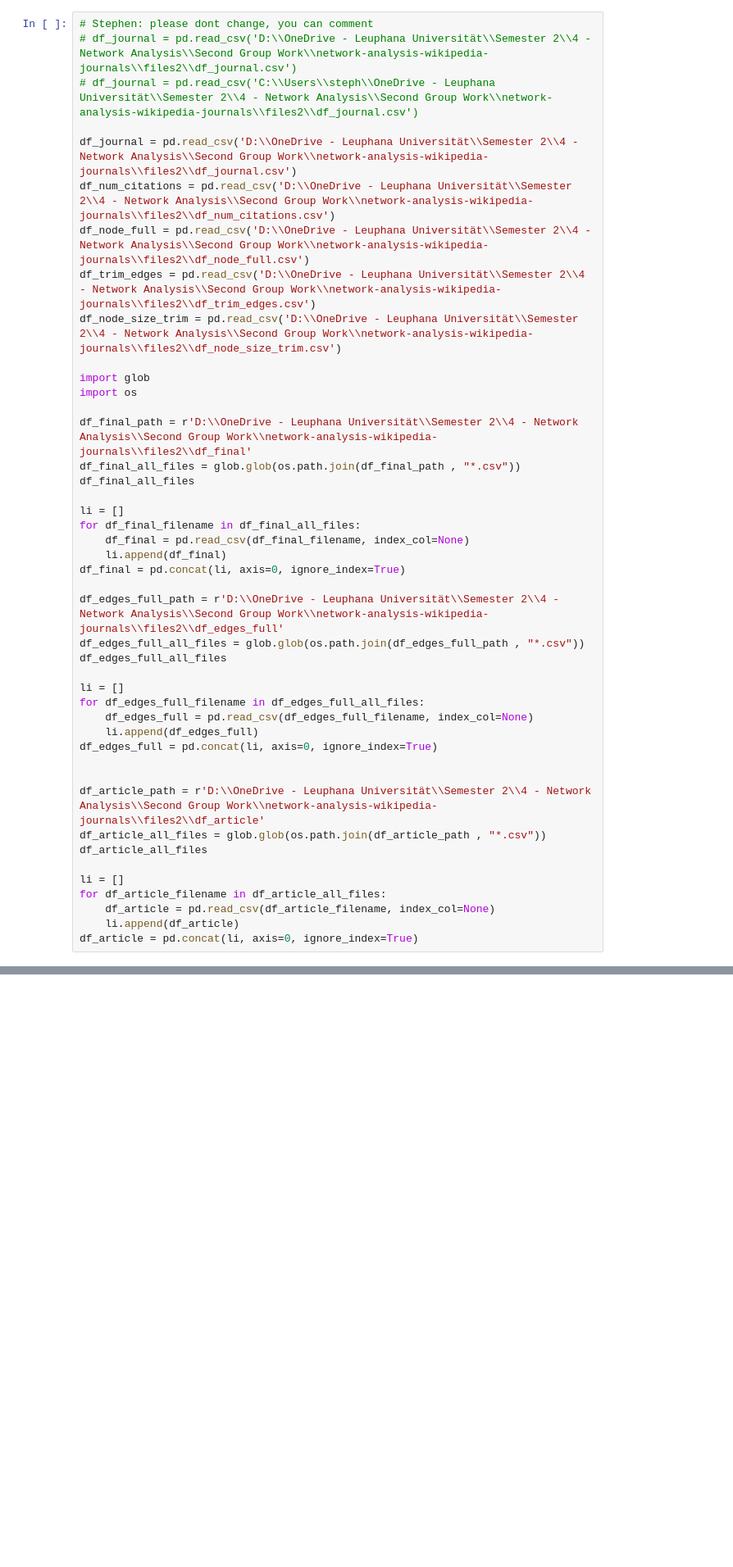
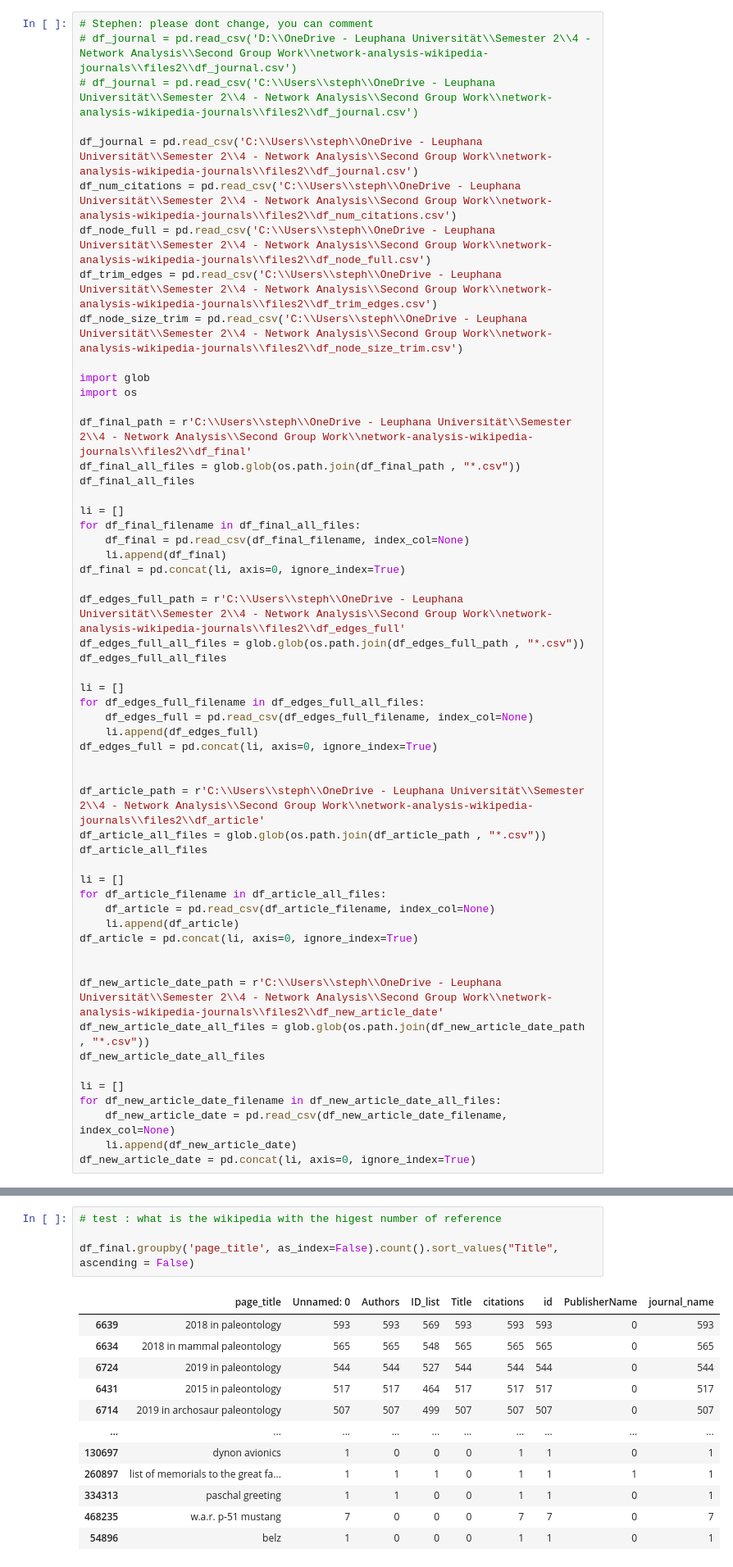
Before and after one commit to stepkurniawan/network-analysis-wikipedia-journals, a Jupyter notebook: codes/3_Data_Analysis.ipynb, the cells around one changed output, grey strips where cells are left out. Shown: that part at 82% size. Cells and saved outputs as stored; diff of their text form; blank space fills up the shorter version.

Commit message:
updated data analysis

```diff
--- a/codes/3_Data_Analysis.ipynb
+++ b/codes/3_Data_Analysis.ipynb
@@ -36,16 +36,16 @@ import itertools
 # df_journal = pd.read_csv('D:\\OneDrive - Leuphana Universität\\Semester 2\\4 - Network Analysis\\Second Group Work\\network-analysis-wikipedia-journals\\files2\\df_journal.csv')
 # df_journal = pd.read_csv('C:\\Users\\steph\\OneDrive - Leuphana Universität\\Semester 2\\4 - Network Analysis\\Second Group Work\\network-analysis-wikipedia-journals\\files2\\df_journal.csv')
 
-df_journal = pd.read_csv('D:\\OneDrive - Leuphana Universität\\Semester 2\\4 - Network Analysis\\Second Group Work\\network-analysis-wikipedia-journals\\files2\\df_journal.csv')
-df_num_citations = pd.read_csv('D:\\OneDrive - Leuphana Universität\\Semester 2\\4 - Network Analysis\\Second Group Work\\network-analysis-wikipedia-journals\\files2\\df_num_citations.csv')
-df_node_full = pd.read_csv('D:\\OneDrive - Leuphana Universität\\Semester 2\\4 - Network Analysis\\Second Group Work\\network-analysis-wikipedia-journals\\files2\\df_node_full.csv')
-df_trim_edges = pd.read_csv('D:\\OneDrive - Leuphana Universität\\Semester 2\\4 - Network Analysis\\Second Group Work\\network-analysis-wikipedia-journals\\files2\\df_trim_edges.csv')
-df_node_size_trim = pd.read_csv('D:\\OneDrive - Leuphana Universität\\Semester 2\\4 - Network Analysis\\Second Group Work\\network-analysis-wikipedia-journals\\files2\\df_node_size_trim.csv')
+df_journal = pd.read_csv('C:\\Users\\steph\\OneDrive - Leuphana Universität\\Semester 2\\4 - Network Analysis\\Second Group Work\\network-analysis-wikipedia-journals\\files2\\df_journal.csv')
+df_num_citations = pd.read_csv('C:\\Users\\steph\\OneDrive - Leuphana Universität\\Semester 2\\4 - Network Analysis\\Second Group Work\\network-analysis-wikipedia-journals\\files2\\df_num_citations.csv')
+df_node_full = pd.read_csv('C:\\Users\\steph\\OneDrive - Leuphana Universität\\Semester 2\\4 - Network Analysis\\Second Group Work\\network-analysis-wikipedia-journals\\files2\\df_node_full.csv')
+df_trim_edges = pd.read_csv('C:\\Users\\steph\\OneDrive - Leuphana Universität\\Semester 2\\4 - Network Analysis\\Second Group Work\\network-analysis-wikipedia-journals\\files2\\df_trim_edges.csv')
+df_node_size_trim = pd.read_csv('C:\\Users\\steph\\OneDrive - Leuphana Universität\\Semester 2\\4 - Network Analysis\\Second Group Work\\network-analysis-wikipedia-journals\\files2\\df_node_size_trim.csv')
 
 import glob
 import os
 
-df_final_path = r'D:\\OneDrive - Leuphana Universität\\Semester 2\\4 - Network Analysis\\Second Group Work\\network-analysis-wikipedia-journals\\files2\\df_final'
+df_final_path = r'C:\\Users\\steph\\OneDrive - Leuphana Universität\\Semester 2\\4 - Network Analysis\\Second Group Work\\network-analysis-wikipedia-journals\\files2\\df_final'
 df_final_all_files = glob.glob(os.path.join(df_final_path , "*.csv"))
 df_final_all_files
 
@@ -55,7 +55,7 @@ for df_final_filename in df_final_all_files:
     li.append(df_final)
 df_final = pd.concat(li, axis=0, ignore_index=True)
 
-df_edges_full_path = r'D:\\OneDrive - Leuphana Universität\\Semester 2\\4 - Network Analysis\\Second Group Work\\network-analysis-wikipedia-journals\\files2\\df_edges_full'
+df_edges_full_path = r'C:\\Users\\steph\\OneDrive - Leuphana Universität\\Semester 2\\4 - Network Analysis\\Second Group Work\\network-analysis-wikipedia-journals\\files2\\df_edges_full'
 df_edges_full_all_files = glob.glob(os.path.join(df_edges_full_path , "*.csv"))
 df_edges_full_all_files
 
@@ -66,7 +66,7 @@ for df_edges_full_filename in df_edges_full_all_files:
 df_edges_full = pd.concat(li, axis=0, ignore_index=True)
 
 
-df_article_path = r'D:\\OneDrive - Leuphana Universität\\Semester 2\\4 - Network Analysis\\Second Group Work\\network-analysis-wikipedia-journals\\files2\\df_article'
+df_article_path = r'C:\\Users\\steph\\OneDrive - Leuphana Universität\\Semester 2\\4 - Network Analysis\\Second Group Work\\network-analysis-wikipedia-journals\\files2\\df_article'
 df_article_all_files = glob.glob(os.path.join(df_article_path , "*.csv"))
 df_article_all_files
 
@@ -75,6 +75,17 @@ for df_article_filename in df_article_all_files:
     df_article = pd.read_csv(df_article_filename, index_col=None)
     li.append(df_article)
 df_article = pd.concat(li, axis=0, ignore_index=True)
+
+
+df_new_article_date_path = r'C:\\Users\\steph\\OneDrive - Leuphana Universität\\Semester 2\\4 - Network Analysis\\Second Group Work\\network-analysis-wikipedia-journals\\files2\\df_new_article_date'
+df_new_article_date_all_files = glob.glob(os.path.join(df_new_article_date_path , "*.csv"))
+df_new_article_date_all_files
+
+li = []
+for df_new_article_date_filename in df_new_article_date_all_files:
+    df_new_article_date = pd.read_csv(df_new_article_date_filename, index_col=None)
+    li.append(df_new_article_date)
+df_new_article_date = pd.concat(li, axis=0, ignore_index=True)
 # %%
 df_final
 # %% [output]
@@ -388,0 +473,17 @@ df_wikipedia_vs_article
+# %%
+# test : what is the wikipedia with the higest number of reference
+
+df_final.groupby('page_title', as_index=False).count().sort_values("Title", ascending = False)
+# %% [output]
+|  | page_title | Unnamed: 0 | Authors | ID_list | Title | citations | id | PublisherName | journal_name |
+| 6639 | 2018 in paleontology | 593 | 593 | 569 | 593 | 593 | 593 | 0 | 593 |
+| 6634 | 2018 in mammal paleontology | 565 | 565 | 548 | 565 | 565 | 565 | 0 | 565 |
+| 6724 | 2019 in paleontology | 544 | 544 | 527 | 544 | 544 | 544 | 0 | 544 |
+| 6431 | 2015 in paleontology | 517 | 517 | 464 | 517 | 517 | 517 | 0 | 517 |
+| 6714 | 2019 in archosaur paleontology | 507 | 507 | 499 | 507 | 507 | 507 | 0 | 507 |
+| ... | ... | ... | ... | ... | ... | ... | ... | ... | ... |
+| 130697 | dynon avionics | 1 | 0 | 0 | 0 | 1 | 1 | 0 | 1 |
+| 260897 | list of memorials to the great fa... | 1 | 1 | 1 | 0 | 1 | 1 | 1 | 1 |
+| 334313 | paschal greeting | 1 | 1 | 0 | 0 | 1 | 1 | 0 | 1 |
+| 468235 | w.a.r. p-51 mustang | 7 | 0 | 0 | 0 | 7 | 7 | 0 | 7 |
+| 54896 | belz | 1 | 0 | 0 | 0 | 1 | 1 | 0 | 1 |
```
Also changed, not shown: parts of 10 cells of this notebook, 1 other file.
